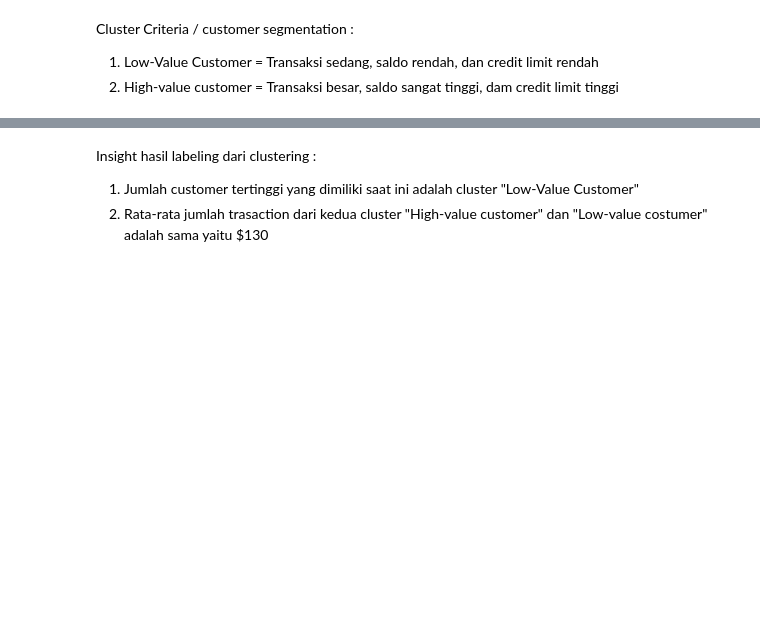
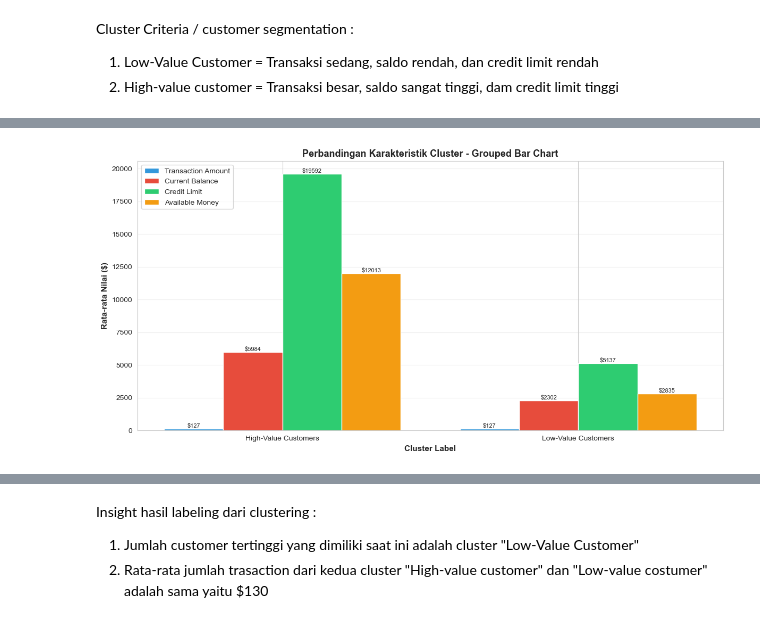
Before and after one commit to rayennn-bi/Customer-Segmentation, a Jupyter notebook: Jupyter notebook/clustering_pelanggan.ipynb, the cells around one changed output, grey strips where cells are left out. Saved outputs shown, nothing was run; the diff lists cells and outputs as text; code cells hidden in the pictures; blank space fills up the shorter version.

```diff
--- a/Jupyter notebook/clustering_pelanggan.ipynb
+++ b/Jupyter notebook/clustering_pelanggan.ipynb
@@ -652,0 +750,34 @@ Cluster Criteria / customer segmentation :
+# %%
+# 4. Grouped Bar Chart - Perbandingan Semua Metrics
+fig, ax = plt.subplots(figsize=(12, 6))
+
+cluster_means = df_ohe.groupby("cluster_label")[["transactionAmount", "currentBalance", "creditLimit", "availableMoney"]].mean()
+
+x = np.arange(len(cluster_means.index))
+width = 0.2
+
+bars1 = ax.bar(x - 1.5*width, cluster_means["transactionAmount"], width, label='Transaction Amount', color='#3498db')
+bars2 = ax.bar(x - 0.5*width, cluster_means["currentBalance"], width, label='Current Balance', color='#e74c3c')
+bars3 = ax.bar(x + 0.5*width, cluster_means["creditLimit"], width, label='Credit Limit', color='#2ecc71')
+bars4 = ax.bar(x + 1.5*width, cluster_means["availableMoney"], width, label='Available Money', color='#f39c12')
+
+ax.set_xlabel("Cluster Label", fontweight='bold', fontsize=11)
+ax.set_ylabel("Rata-rata Nilai ($)", fontweight='bold', fontsize=11)
+ax.set_title("Perbandingan Karakteristik Cluster - Grouped Bar Chart", fontsize=13, fontweight='bold')
+ax.set_xticks(x)
+ax.set_xticklabels(cluster_means.index)
+ax.legend(loc='upper left', fontsize=10)
+ax.grid(axis='y', alpha=0.3)
+
+# Add value labels on bars
+for bars in [bars1, bars2, bars3, bars4]:
+    for bar in bars:
+        height = bar.get_height()
+        ax.text(bar.get_x() + bar.get_width()/2., height,
+                f'${height:.0f}',
+                ha='center', va='bottom', fontsize=8)
+
+plt.tight_layout()
+plt.show()
+# %% [output]
+[figure, added]
```
Also changed, not shown: parts of 7 cells of this notebook, 6 other files.
